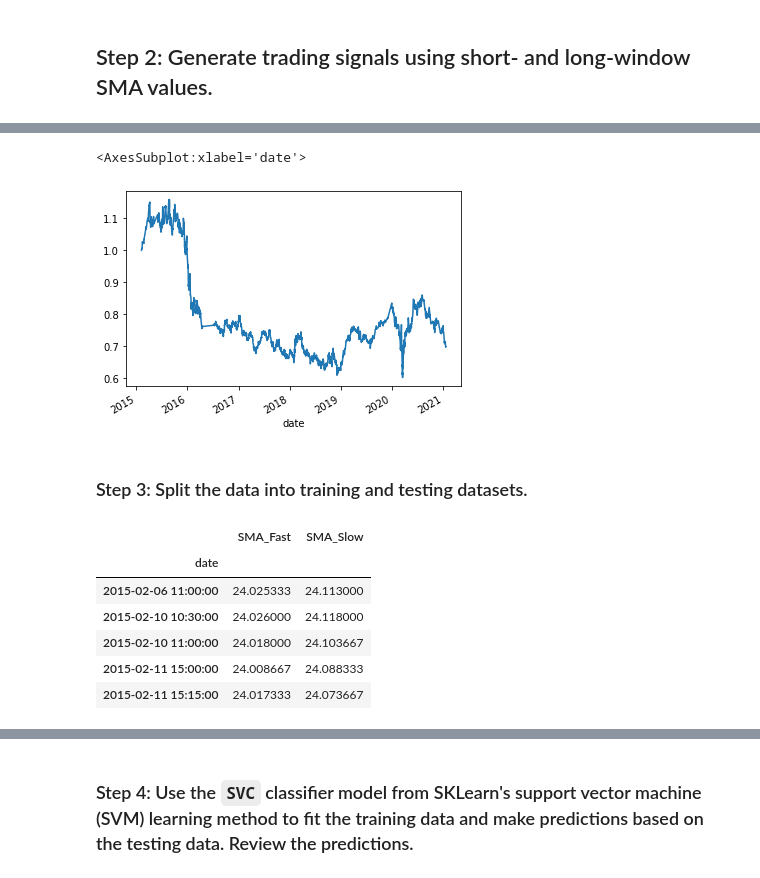
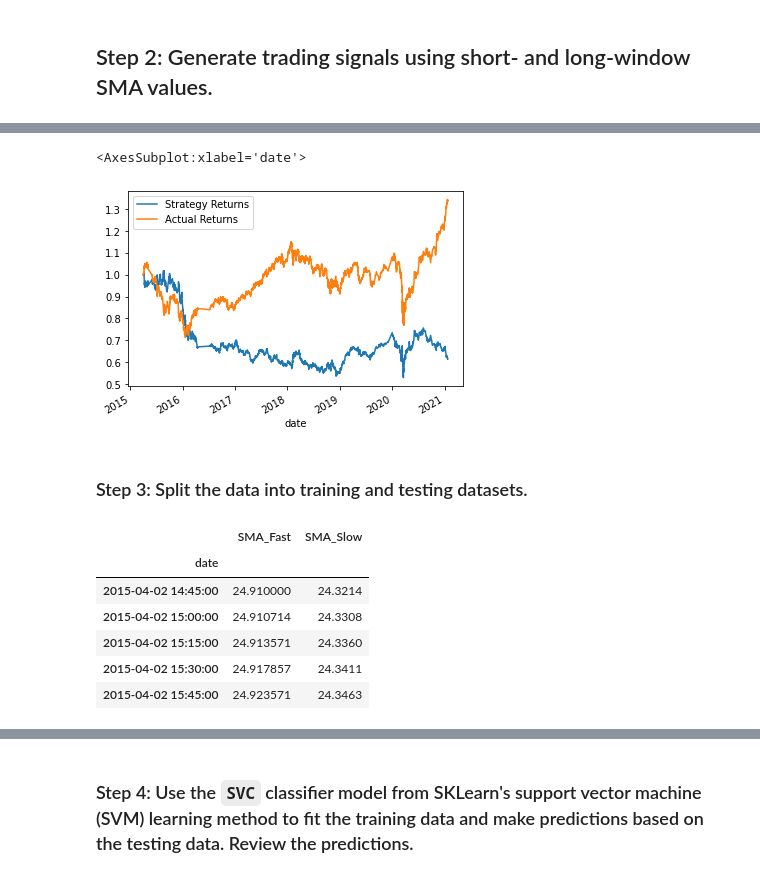
Before and after one commit to petepetersen423/m14_challenge, a Jupyter notebook: machine_learning_trading_bot.ipynb, the cells around one changed output, grey strips where cells are left out. Cells and saved outputs as stored; diff of their text form; code cells hidden in the pictures.

```diff
--- a/machine_learning_trading_bot.ipynb
+++ b/machine_learning_trading_bot.ipynb
@@ -139,8 +139,8 @@ signals_df.shape
 ## Step 2: Generate trading signals using short- and long-window SMA values.
 # %%
 # Set the short window and long window
-short_window = 15
-long_window = 30
+short_window = 14
+long_window = 100
 
 # Generate the fast and slow simple moving averages (4 and 100 days, respectively)
 signals_df['SMA_Fast'] = signals_df['close'].rolling(window=short_window).mean()
@@ -225,22 +241,23 @@ display(signals_df.tail())
 # %%
 # Plot Strategy Returns to examine performance
-(1 + signals_df['Strategy Returns']).cumprod().plot()
+(1 + signals_df[['Strategy Returns', 'Actual Returns']]).cumprod().plot()
 # %% [output]
 <AxesSubplot:xlabel='date'>
-[figure, old version]
+[figure, new version]
 # %% [markdown]
 ### Step 3: Split the data into training and testing datasets.
 # %%
 # Assign a copy of the sma_fast and sma_slow columns to a features DataFrame called X
-X = signals_df[['SMA_Fast', 'SMA_Slow']].shift().dropna()
+X = signals_df[['SMA_Fast', 'SMA_Slow']].copy()
+
 
 # Review the DataFrame
 X.head()
 # %% [output]
 |  | SMA_Fast | SMA_Slow |
 | date |  |  |
-| 2015-02-06 11:00:00 | 24.025333 | 24.113000 |
-| 2015-02-10 10:30:00 | 24.026000 | 24.118000 |
-| 2015-02-10 11:00:00 | 24.018000 | 24.103667 |
-| 2015-02-11 15:00:00 | 24.008667 | 24.088333 |
-| 2015-02-11 15:15:00 | 24.017333 | 24.073667 |
+| 2015-04-02 14:45:00 | 24.910000 | 24.3214 |
+| 2015-04-02 15:00:00 | 24.910714 | 24.3308 |
+| 2015-04-02 15:15:00 | 24.913571 | 24.3360 |
+| 2015-04-02 15:30:00 | 24.917857 | 24.3411 |
+| 2015-04-02 15:45:00 | 24.923571 | 24.3463 |
```
Also changed, not shown: parts of 26 cells of this notebook, 4 other files.
